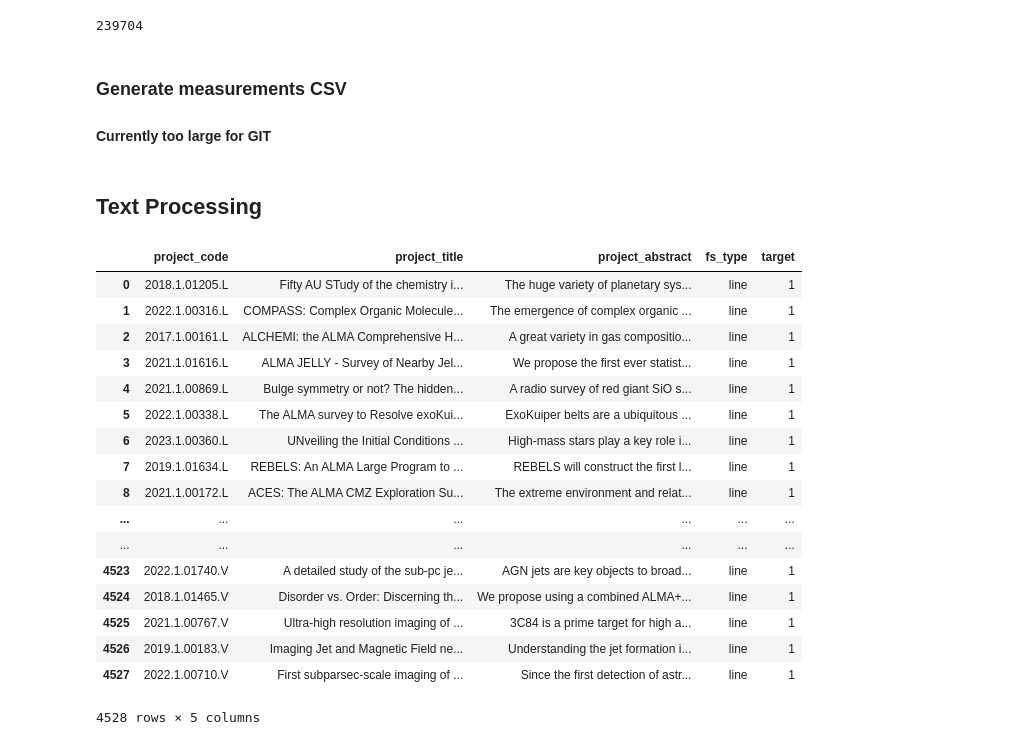
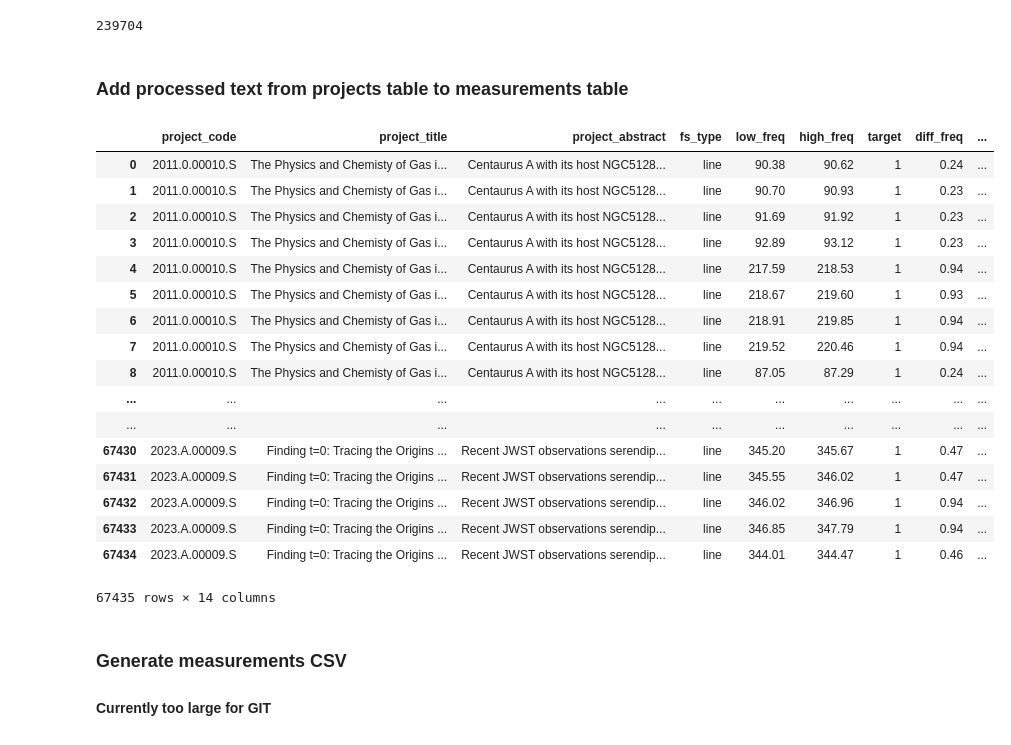
Before and after one commit to rlipps/NRAO_Capstone, a Jupyter notebook: data/Data_Ingestion.ipynb, the cells around one changed output. Saved outputs shown, nothing was run; the diff lists cells and outputs as text; code cells hidden in the pictures.

```diff
--- a/data/Data_Ingestion.ipynb
+++ b/data/Data_Ingestion.ipynb
@@ -645,0 +673,5 @@ projects.head()
+# %%
+projects['standardized_text'] = projects.raw_text.apply(lambda x: preprocess(x))
+projects['no_sw_text'] = projects.standardized_text.apply(lambda x: stopword(x))
+projects['lemmatized_sw_text'] = projects.standardized_text.apply(lambda x: lemmatizer(x))
+projects['lemmatized_no_sw_text'] = projects.no_sw_text.apply(lambda x: lemmatizer(x))
@@ -784,6 +825,35 @@ post_drop
 pre_drop - post_drop
 # %% [output]
 239704
+# %% [markdown]
+### Add processed text from projects table to measurements table
+# %%
+measurements = measurements.merge(projects[['project_code',
+                                     'raw_text',
+                                     'standardized_text',
+                                     'no_sw_text',
+                                     'lemmatized_sw_text',
+                                     'lemmatized_no_sw_text']], how='inner', on='project_code')
+measurements.head(10)
+# %% [output]
+|  | project_code | project_title | project_abstract | fs_type | low_freq | high_freq | target | diff_freq | ... |
+| 0 | 2011.0.00010.S | The Physics and Chemisty of Gas i... | Centaurus A with its host NGC5128... | line | 90.38 | 90.62 | 1 | 0.24 | ... |
+| 1 | 2011.0.00010.S | The Physics and Chemisty of Gas i... | Centaurus A with its host NGC5128... | line | 90.70 | 90.93 | 1 | 0.23 | ... |
+| 2 | 2011.0.00010.S | The Physics and Chemisty of Gas i... | Centaurus A with its host NGC5128... | line | 91.69 | 91.92 | 1 | 0.23 | ... |
+| 3 | 2011.0.00010.S | The Physics and Chemisty of Gas i... | Centaurus A with its host NGC5128... | line | 92.89 | 93.12 | 1 | 0.23 | ... |
+| 4 | 2011.0.00010.S | The Physics and Chemisty of Gas i... | Centaurus A with its host NGC5128... | line | 217.59 | 218.53 | 1 | 0.94 | ... |
+| 5 | 2011.0.00010.S | The Physics and Chemisty of Gas i... | Centaurus A with its host NGC5128... | line | 218.67 | 219.60 | 1 | 0.93 | ... |
+| 6 | 2011.0.00010.S | The Physics and Chemisty of Gas i... | Centaurus A with its host NGC5128... | line | 218.91 | 219.85 | 1 | 0.94 | ... |
+| 7 | 2011.0.00010.S | The Physics and Chemisty of Gas i... | Centaurus A with its host NGC5128... | line | 219.52 | 220.46 | 1 | 0.94 | ... |
+| 8 | 2011.0.00010.S | The Physics and Chemisty of Gas i... | Centaurus A with its host NGC5128... | line | 87.05 | 87.29 | 1 | 0.24 | ... |
+| ... | ... | ... | ... | ... | ... | ... | ... | ... | ... |
+| ... | ... | ... | ... | ... | ... | ... | ... | ... | ... |
+| 67430 | 2023.A.00009.S | Finding t=0: Tracing the Origins ... | Recent JWST observations serendip... | line | 345.20 | 345.67 | 1 | 0.47 | ... |
+| 67431 | 2023.A.00009.S | Finding t=0: Tracing the Origins ... | Recent JWST observations serendip... | line | 345.55 | 346.02 | 1 | 0.47 | ... |
+| 67432 | 2023.A.00009.S | Finding t=0: Tracing the Origins ... | Recent JWST observations serendip... | line | 346.02 | 346.96 | 1 | 0.94 | ... |
+| 67433 | 2023.A.00009.S | Finding t=0: Tracing the Origins ... | Recent JWST observations serendip... | line | 346.85 | 347.79 | 1 | 0.94 | ... |
+| 67434 | 2023.A.00009.S | Finding t=0: Tracing the Origins ... | Recent JWST observations serendip... | line | 344.01 | 344.47 | 1 | 0.46 | ... |
+67435 rows × 14 columns
 # %% [markdown]
 ### Generate measurements CSV
 #### Currently too large for GIT
@@ -792,24 +859,0 @@ measurements.to_csv('nrao_measurements.zip', index=False, compression='zip')
-# %% [markdown]
-## Text Processing
-# %%
-text_class = projects.copy(deep=True)
-text_class
-# %% [output]
-|  | project_code | project_title | project_abstract | fs_type | target |
-| 0 | 2018.1.01205.L | Fifty AU STudy of the chemistry i... | The huge variety of planetary sys... | line | 1 |
-| 1 | 2022.1.00316.L | COMPASS: Complex Organic Molecule... | The emergence of complex organic ... | line | 1 |
-| 2 | 2017.1.00161.L | ALCHEMI: the ALMA Comprehensive H... | A great variety in gas compositio... | line | 1 |
-| 3 | 2021.1.01616.L | ALMA JELLY - Survey of Nearby Jel... | We propose the first ever statist... | line | 1 |
-| 4 | 2021.1.00869.L | Bulge symmetry or not? The hidden... | A radio survey of red giant SiO s... | line | 1 |
-| 5 | 2022.1.00338.L | The ALMA survey to Resolve exoKui... | ExoKuiper belts are a ubiquitous ... | line | 1 |
-| 6 | 2023.1.00360.L | UNveiling the Initial Conditions ... | High-mass stars play a key role i... | line | 1 |
-| 7 | 2019.1.01634.L | REBELS: An ALMA Large Program to ... | REBELS will construct the first l... | line | 1 |
-| 8 | 2021.1.00172.L | ACES: The ALMA CMZ Exploration Su... | The extreme environment and relat... | line | 1 |
-| ... | ... | ... | ... | ... | ... |
-| ... | ... | ... | ... | ... | ... |
-| 4523 | 2022.1.01740.V | A detailed study of the sub-pc je... | AGN jets are key objects to broad... | line | 1 |
-| 4524 | 2018.1.01465.V | Disorder vs. Order: Discerning th... | We propose using a combined ALMA+... | line | 1 |
-| 4525 | 2021.1.00767.V | Ultra-high resolution imaging of ... | 3C84 is a prime target for high a... | line | 1 |
-| 4526 | 2019.1.00183.V | Imaging Jet and Magnetic Field ne... | Understanding the jet formation i... | line | 1 |
-| 4527 | 2022.1.00710.V | First subparsec-scale imaging of ... | Since the first detection of astr... | line | 1 |
-4528 rows × 5 columns
```
Also changed, not shown: parts of 14 cells of this notebook, 2 other files.
